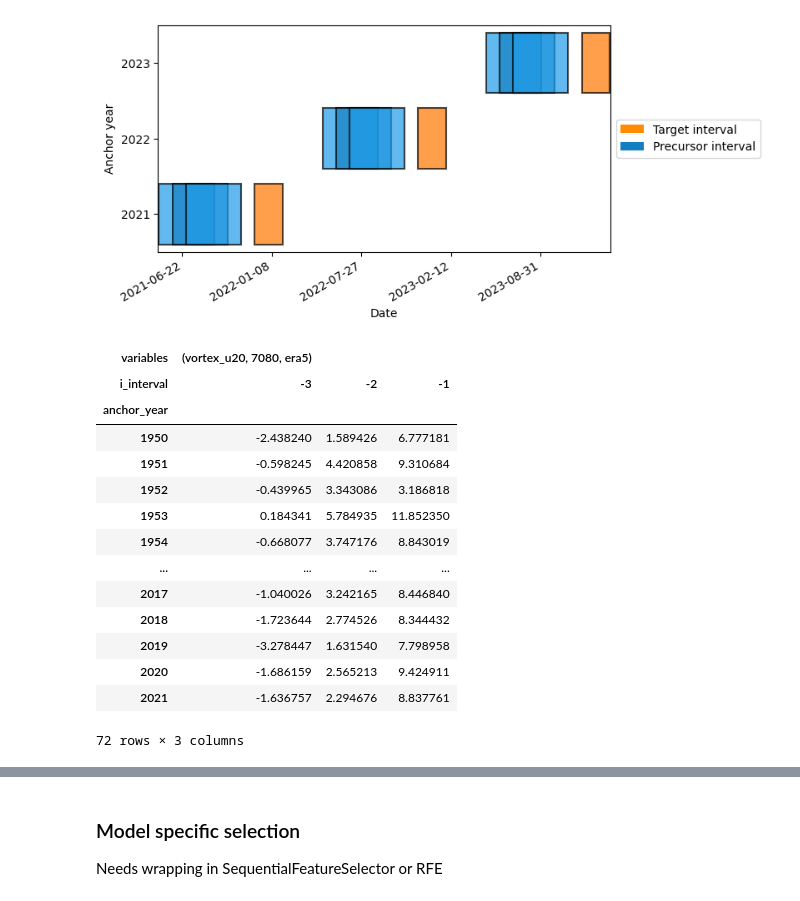
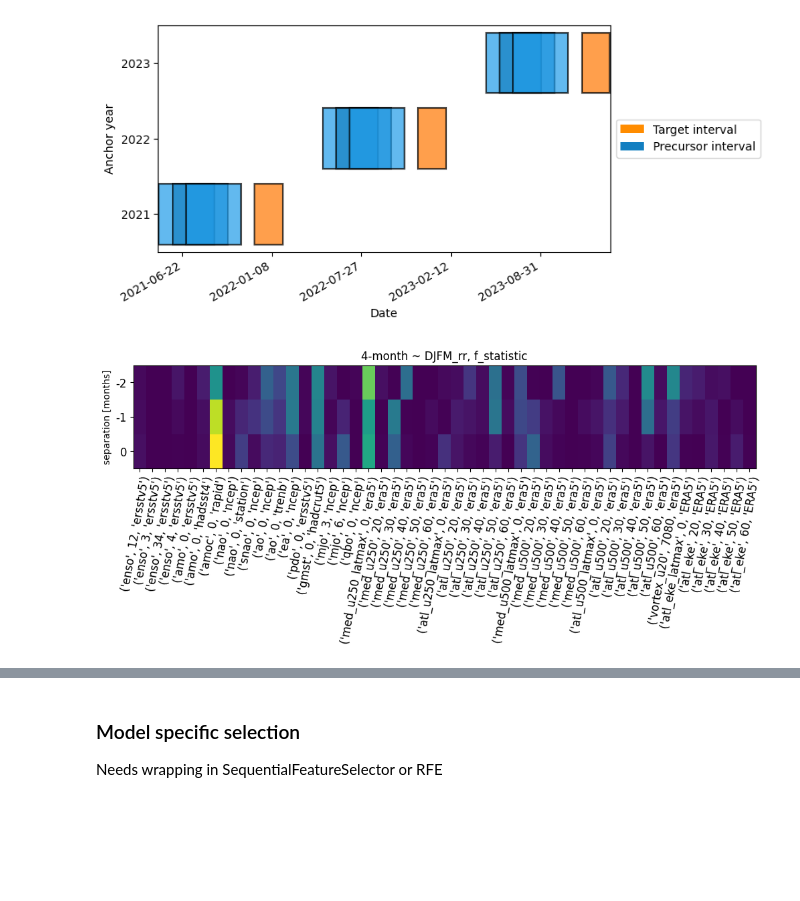
Before and after one commit to chiemvs/Medley, a Jupyter notebook: notebooks/Temporal_exploration.ipynb, the cells around one changed output, grey strips where cells are left out. Drawn from its saved outputs; the diff is of its cells as text; code cells hidden in the pictures; blank space fills up the shorter version.

```diff
--- a/notebooks/Temporal_exploration.ipynb
+++ b/notebooks/Temporal_exploration.ipynb
@@ -285,29 +286,33 @@ cal.visualize()
 # %% [output]
 [figure]
 # %%
-X, y, cal = lagged_resample(firstmonth=12, lastmonth = 3, separation = 0, n = 3, precursor_agg = 4, allow_precursor_overlap=True)
+precursor_agg = 4
+separation = 0
+X, y, cal = lagged_resample(firstmonth=12, lastmonth = 3, separation = separation, n = 3, precursor_agg = precursor_agg, allow_precursor_overlap=True)
+y = y.dropna()
 variables = X.columns.get_level_values(0).unique().values
 #shifts = X.columns.get_level_values(-1).unique().values
 coefs = xr.DataArray(np.full((X.shape[-1],),np.nan), dims = ('stacked_index',),
                         coords = {'stacked_index':X.columns}, name = 'correlation')
 for var in variables:
     X_subset = X.loc[:,(var, slice(None))].dropna(how = 'any') # Per var, because otherwise all are limited by shortest length
-    #coefs.loc[[month],var], pvals.loc[[month],var] = f_regression(X = dat[[var]], y = dat[corwith])
+    ind = X_subset.index.intersection(y.index)
+    coefs.loc[X_subset.columns], _ = f_regression(X = X_subset.loc[ind,:], y = y.loc[ind])
+coefs = coefs.unstack('stacked_index').T
 # %%
-X_subset
+fig, ax = plt.subplots(figsize = (12,2))
+im = ax.imshow(coefs.values, aspect = 'auto')
+
+# Show all ticks and label them with the respective list entries
+ax.set_xticks(np.arange(coefs.shape[1]))
+ax.set_xticklabels(coefs.indexes['variables'].to_flat_index().values, size = 12)
+ax.set_yticks(np.arange(coefs.shape[0]))
+ax.set_yticklabels((coefs.indexes['i_interval'].values + 1) + separation, size = 12)
+ax.set_ylabel('separation [months]')
+ax.set_title(f'{precursor_agg}-month ~ DJFM_rr, f_statistic')
+
+plt.setp(ax.get_xticklabels(), rotation=80, ha="right",
+         rotation_mode="anchor")
+plt.show()
 # %% [output]
-| variables | (vortex_u20, 7080, era5) |  |  |
-| i_interval | -3 | -2 | -1 |
-| anchor_year |  |  |  |
-| 1950 | -2.438240 | 1.589426 | 6.777181 |
-| 1951 | -0.598245 | 4.420858 | 9.310684 |
-| 1952 | -0.439965 | 3.343086 | 3.186818 |
-| 1953 | 0.184341 | 5.784935 | 11.852350 |
-| 1954 | -0.668077 | 3.747176 | 8.843019 |
-| ... | ... | ... | ... |
-| 2017 | -1.040026 | 3.242165 | 8.446840 |
-| 2018 | -1.723644 | 2.774526 | 8.344432 |
-| 2019 | -3.278447 | 1.631540 | 7.798958 |
-| 2020 | -1.686159 | 2.565213 | 9.424911 |
-| 2021 | -1.636757 | 2.294676 | 8.837761 |
-72 rows × 3 columns
+[figure, added]
```
Also changed, not shown: parts of 7 cells of this notebook, 2 other files.
